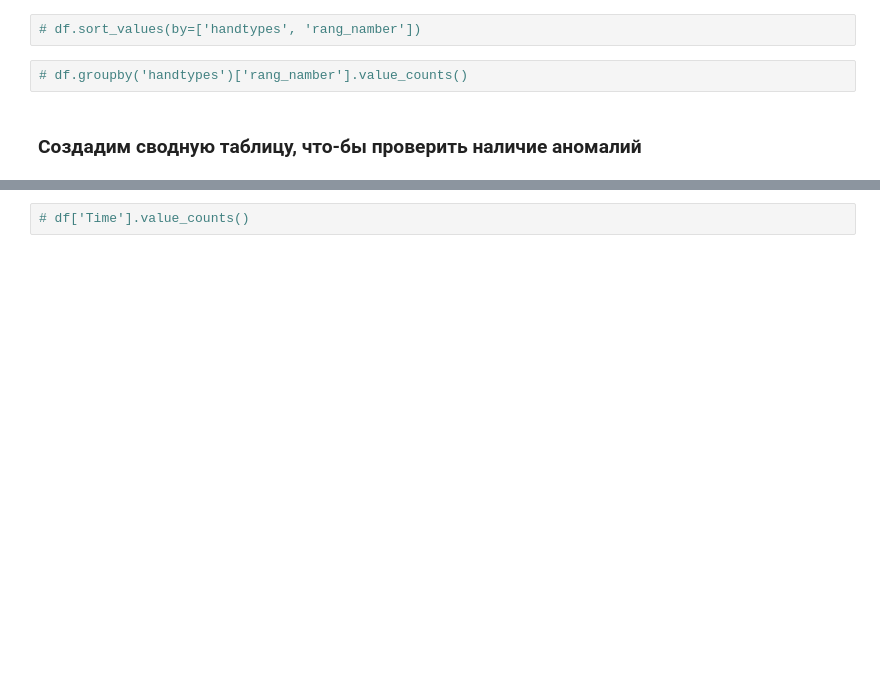
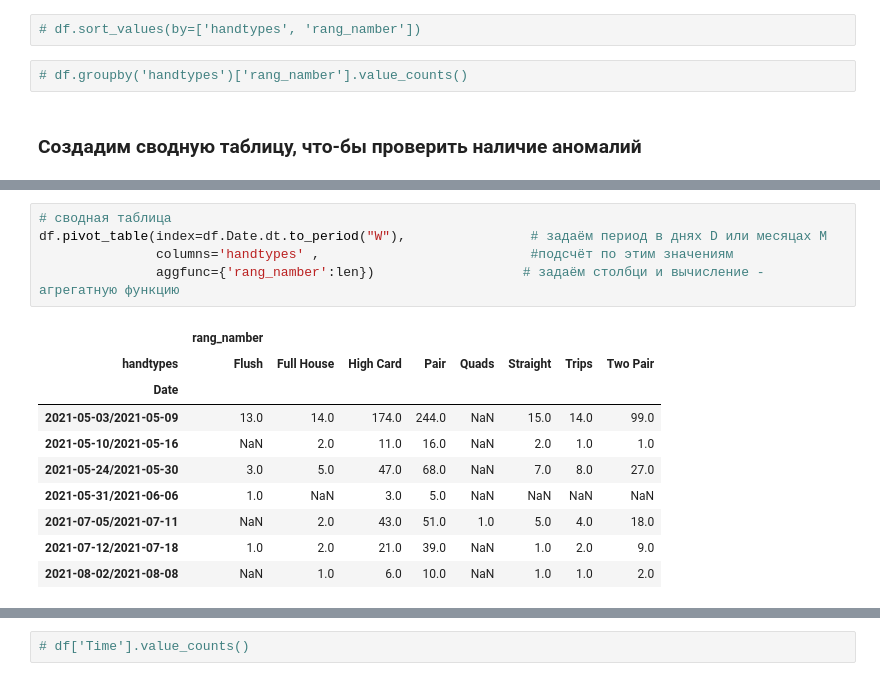
Before and after one commit to meraline/Analyz_Pokera, a Jupyter notebook: analiz_poker_day.ipynb, the cells around one changed output, grey strips where cells are left out. Saved outputs shown, nothing was run; the diff lists cells and outputs as text; blank space fills up the shorter version.

```diff
--- a/analiz_poker_day.ipynb
+++ b/analiz_poker_day.ipynb
@@ -344,0 +291,16 @@ pd.pivot_table(df, index=["Date", "handtypes"])
+# %%
+# сводная таблица
+df.pivot_table(index=df.Date.dt.to_period("W"),                # задаём период в днях D или месяцах M
+               columns='handtypes' ,                           #подсчёт по этим значениям
+               aggfunc={'rang_namber':len})                   # задаём столбци и вычисление - агрегатную функцию
+# %% [output]
+|  | rang_namber |  |  |  |  |  |  |  |
+| handtypes | Flush | Full House | High Card | Pair | Quads | Straight | Trips | Two Pair |
+| Date |  |  |  |  |  |  |  |  |
+| 2021-05-03/2021-05-09 | 13.0 | 14.0 | 174.0 | 244.0 | NaN | 15.0 | 14.0 | 99.0 |
+| 2021-05-10/2021-05-16 | NaN | 2.0 | 11.0 | 16.0 | NaN | 2.0 | 1.0 | 1.0 |
+| 2021-05-24/2021-05-30 | 3.0 | 5.0 | 47.0 | 68.0 | NaN | 7.0 | 8.0 | 27.0 |
+| 2021-05-31/2021-06-06 | 1.0 | NaN | 3.0 | 5.0 | NaN | NaN | NaN | NaN |
+| 2021-07-05/2021-07-11 | NaN | 2.0 | 43.0 | 51.0 | 1.0 | 5.0 | 4.0 | 18.0 |
+| 2021-07-12/2021-07-18 | 1.0 | 2.0 | 21.0 | 39.0 | NaN | 1.0 | 2.0 | 9.0 |
+| 2021-08-02/2021-08-08 | NaN | 1.0 | 6.0 | 10.0 | NaN | 1.0 | 1.0 | 2.0 |
```
Also changed, not shown: parts of 26 cells of this notebook, 2 other files.
